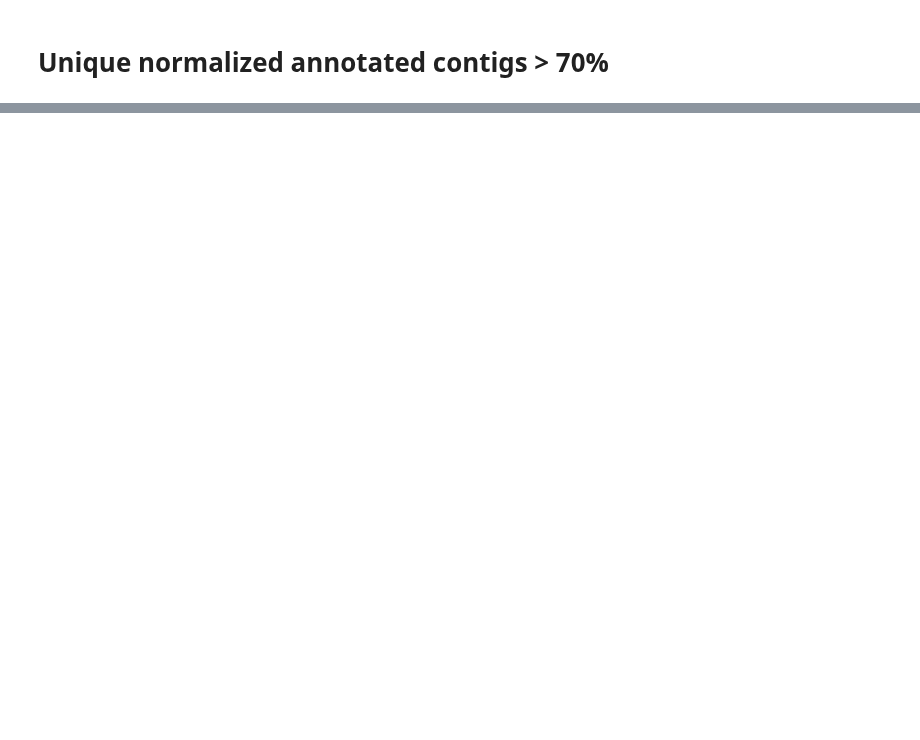
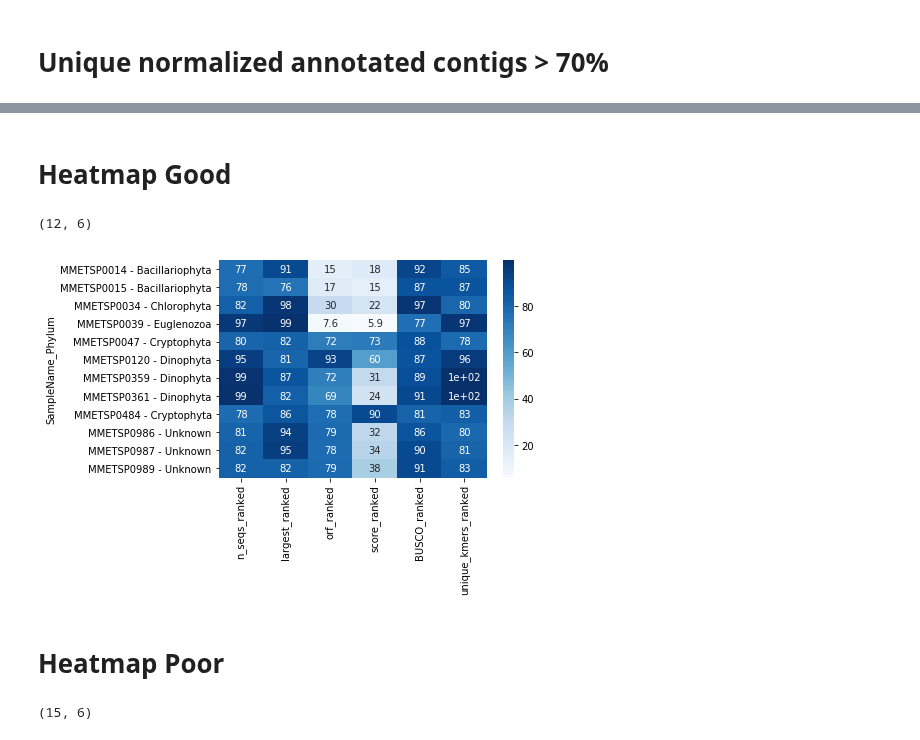
Before and after one commit to johnsolk/MMETSP, a Jupyter notebook: notebooks/MMETSP_subset.ipynb, the cells around one changed output, grey strips where cells are left out. Drawn from its saved outputs; the diff is of its cells as text; code cells hidden in the pictures; blank space fills up the shorter version.

Commit message:
created subset with good and poor

```diff
--- a/notebooks/MMETSP_subset.ipynb
+++ b/notebooks/MMETSP_subset.ipynb
@@ -275,0 +471,5 @@ len(list(set(low_MMETSP + high_MMETSP)))
+# %%
+def str_join(df, sep, *cols):
+    from functools import reduce
+    return reduce(lambda x, y: x.astype(str).str.cat(y.astype(str), sep=sep),
+                  [df[col] for col in cols])
@@ -275,0 +495,4 @@ len(list(set(low_MMETSP + high_MMETSP)))
+# %%
+high_heatmap = high_heatmap_filtered[['n_seqs_ranked','largest_ranked','orf_ranked','score_ranked','BUSCO_ranked','unique_kmers_ranked']]
+# %%
+high_heatmap['SampleName_Phylum'] = str_join(high_heatmap_filtered, ' - ', 'SampleName', 'Phylum')
@@ -275,0 +521,2 @@ len(list(set(low_MMETSP + high_MMETSP)))
+# %%
+high_heatmap = high_heatmap.set_index('SampleName_Phylum')
@@ -275,0 +683,2 @@ len(list(set(low_MMETSP + high_MMETSP)))
+# %% [markdown]
+# Heatmap Good
@@ -275,0 +690,14 @@ len(list(set(low_MMETSP + high_MMETSP)))
+# %%
+high_heatmap.shape
+# %% [output]
+(12, 6)
+# %%
+sns.heatmap(high_heatmap, annot=True,cmap="Blues");
+# %% [output]
+[figure, added]
+# %% [markdown]
+# Heatmap Poor
+# %%
+low_heatmap.shape
+# %% [output]
+(15, 6)
```
Also changed, not shown: parts of 83 cells of this notebook.
